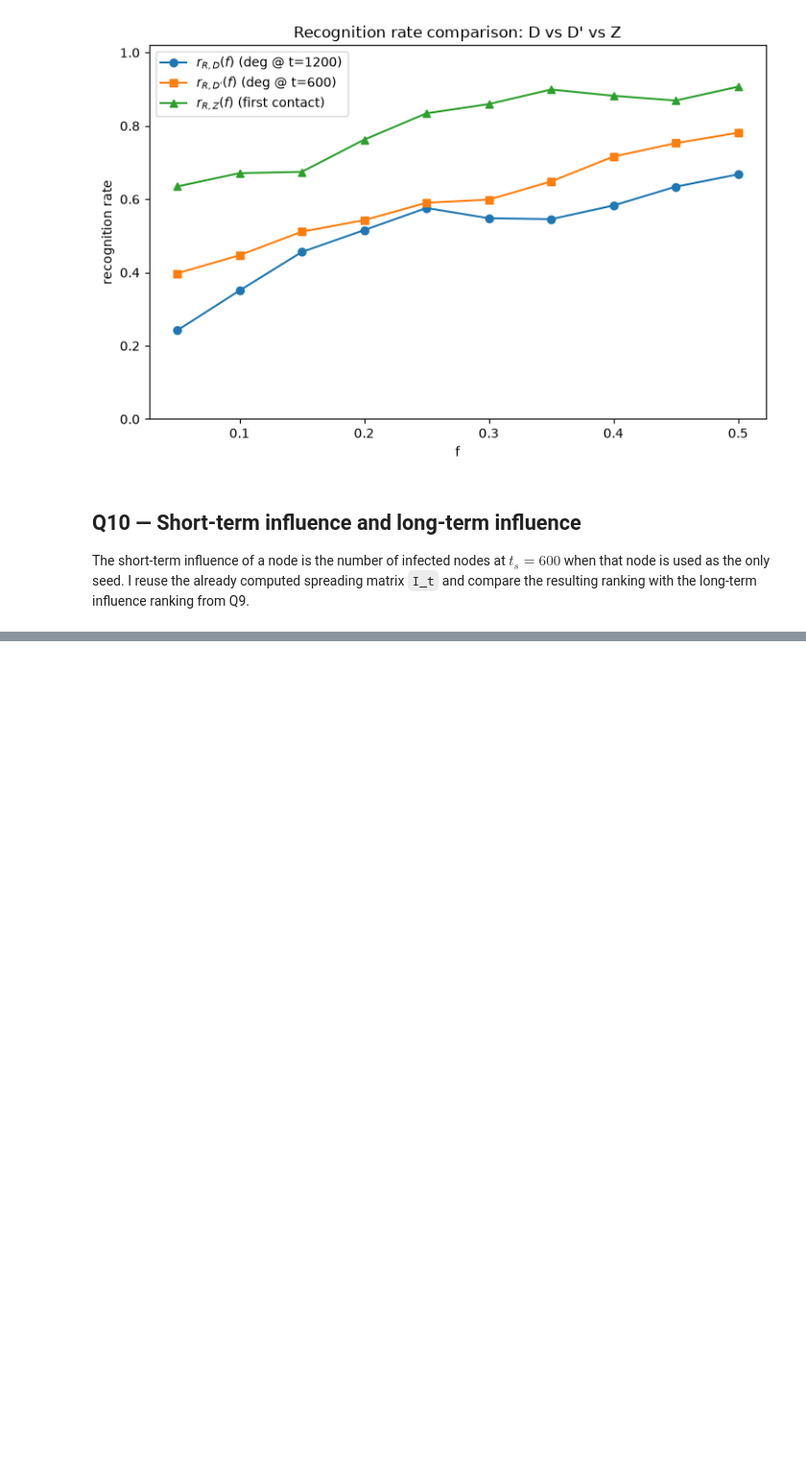
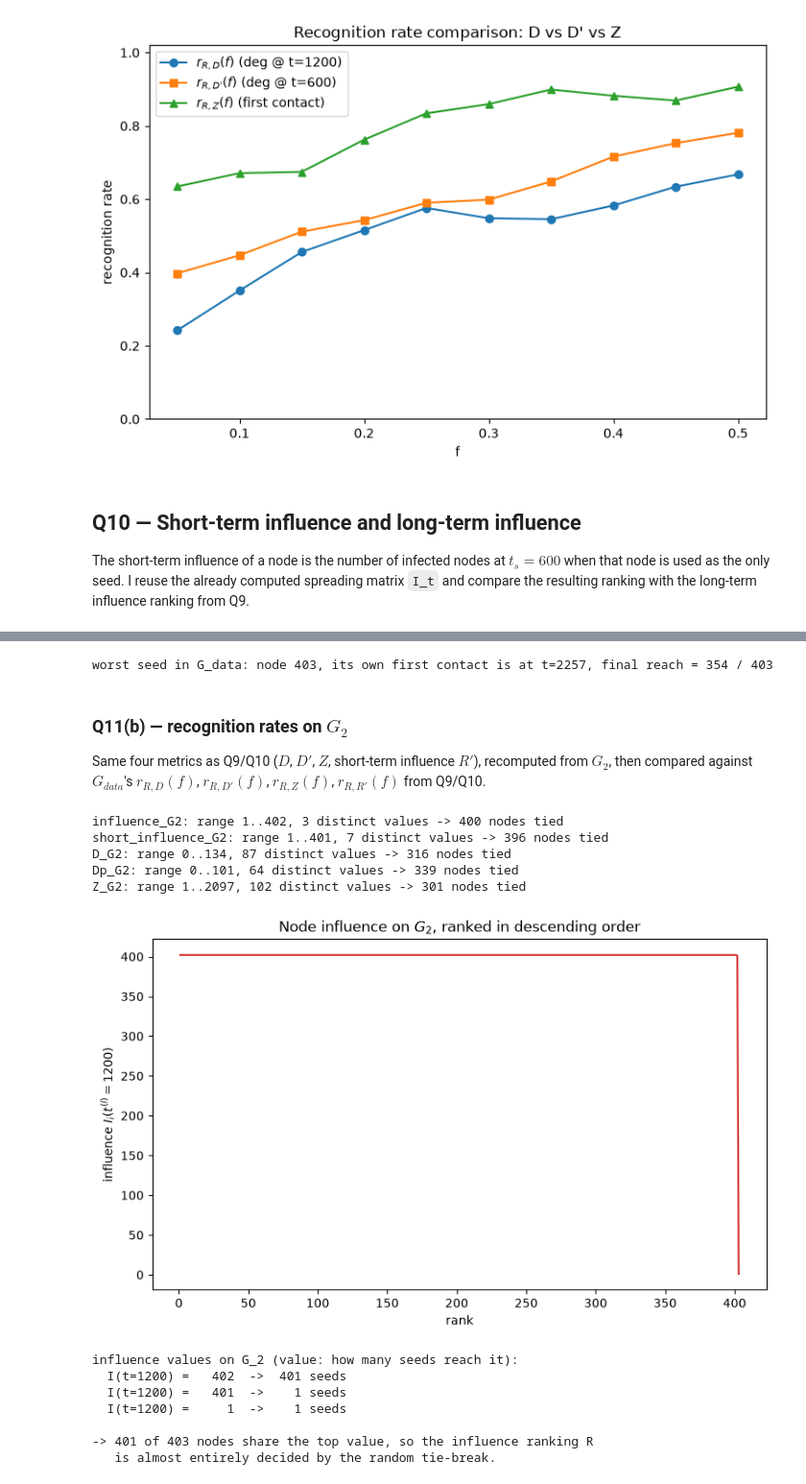
Before and after one commit to andrei00001111/ComplexAss, a Jupyter notebook: assignment.ipynb, the cells around one changed output, grey strips where cells are left out. Shown at 96% size. Saved outputs shown, nothing was run; the diff lists cells and outputs as text; code cells hidden in the pictures; blank space fills up the shorter version.

```diff
--- a/assignment.ipynb
+++ b/assignment.ipynb
@@ -1371,0 +1550,54 @@ nodes tied with at least one other node: 325
+# %%
+worst_seed_idx = np.argmin(I_t[:, -1])
+print(f"worst seed in G_data: node {nodes_B[worst_seed_idx]}, "
+      f"its own first contact is at t={Z[worst_seed_idx]:.0f}, "
+      f"final reach = {I_t[worst_seed_idx, -1]} / {N_B}")
+# %% [output]
+worst seed in G_data: node 403, its own first contact is at t=2257, final reach = 354 / 403
+# %% [markdown]
+### Q11(b) — recognition rates on $G_2$
+
+Same four metrics as Q9/Q10 ($D$, $D'$, $Z$, short-term influence $R'$), recomputed from $G_2$, then compared against $G_{data}$'s $r_{R,D}(f)$, $r_{R,D'}(f)$, $r_{R,Z}(f)$, $r_{R,R'}(f)$ from Q9/Q10.
+# %%
+# Long-term / short-term influence on G_2, and the two degree-based centrality metrics
+influence_G2 = compute_metric_influence(I_t_G2, t_l)
+short_influence_G2 = compute_metric_influence(I_t_G2, t_s)
+D_G2 = aggregated_degree(ia_G2, ib_G2, t_raw_G2, t_l, N_G2)
+Dp_G2 = aggregated_degree(ia_G2, ib_G2, t_raw_G2, t_s, N_G2)
+
+for name, arr in [("influence_G2", influence_G2), ("short_influence_G2", short_influence_G2),
+                   ("D_G2", D_G2), ("Dp_G2", Dp_G2), ("Z_G2", Z_G2)]:
+    nd = np.unique(arr).size
+    print(f"{name}: range {arr.min():.0f}..{arr.max():.0f}, {nd} distinct values -> {N_G2 - nd} nodes tied")
+# %% [output]
+influence_G2: range 1..402, 3 distinct values -> 400 nodes tied
+short_influence_G2: range 1..401, 7 distinct values -> 396 nodes tied
+D_G2: range 0..134, 87 distinct values -> 316 nodes tied
+Dp_G2: range 0..101, 64 distinct values -> 339 nodes tied
+Z_G2: range 1..2097, 102 distinct values -> 301 nodes tied
+# %%
+# Q11(b), Q9 equivalent for G_2: influence of every node at t_l = 1200, in descending order
+fig_infl_G2, order_influence_G2 = plot_influence_sorted(
+    influence_G2,
+    title="Node influence on $G_2$, ranked in descending order",
+    ylabel=r"influence $I_i(t^{(l)}=1200)$"
+)
+plt.show()
+
+R_G2 = nodes_G2[order_influence_G2]
+
+vals, cnts = np.unique(influence_G2, return_counts=True)
+print("influence values on G_2 (value: how many seeds reach it):")
+for value, count in zip(vals[::-1], cnts[::-1]):
+    print(f"  I(t=1200) = {value:5.0f}  ->  {count:3d} seeds")
+print(f"\n-> {cnts.max()} of {N_G2} nodes share the top value, so the influence ranking R")
+print("   is almost entirely decided by the random tie-break.")
+# %% [output]
+[figure, added]
+influence values on G_2 (value: how many seeds reach it):
+  I(t=1200) =   402  ->  401 seeds
+  I(t=1200) =   401  ->    1 seeds
+  I(t=1200) =     1  ->    1 seeds
+
+-> 401 of 403 nodes share the top value, so the influence ranking R
+   is almost entirely decided by the random tie-break.
```
Also changed, not shown: parts of 20 cells of this notebook.
